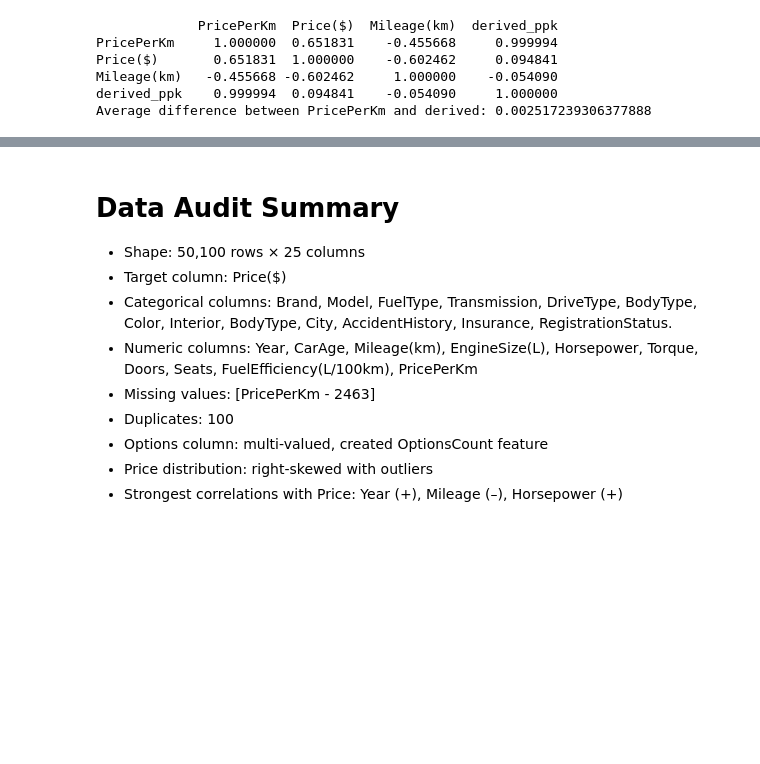
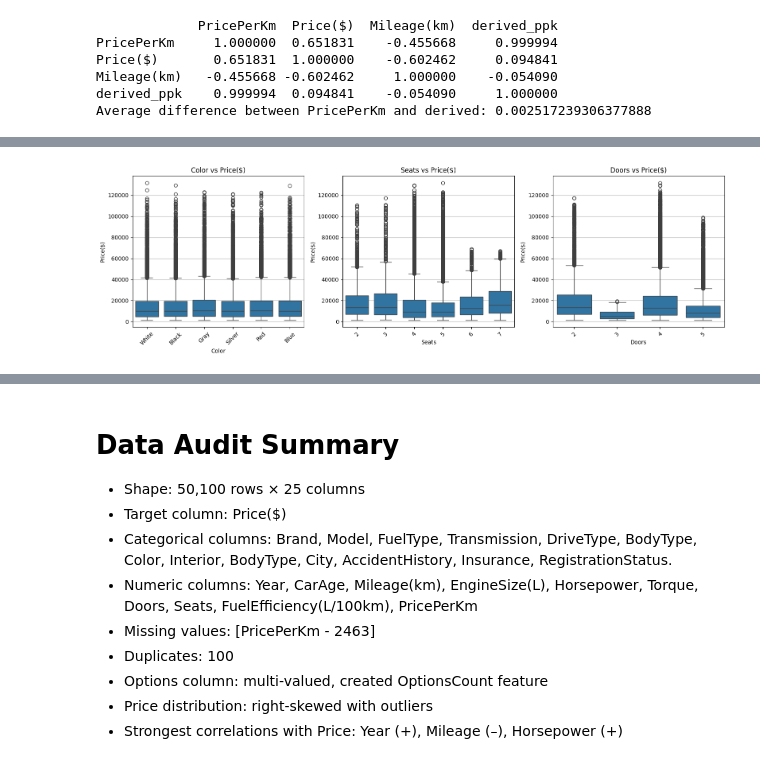
Before and after one commit to Kisanja/FDM-Mini-Project, a Jupyter notebook: notebooks/01_data_audit.ipynb, the cells around one changed output, grey strips where cells are left out. Saved outputs shown, nothing was run; the diff lists cells and outputs as text; code cells hidden in the pictures; blank space fills up the shorter version.

```diff
--- a/notebooks/01_data_audit.ipynb
+++ b/notebooks/01_data_audit.ipynb
@@ -339,0 +478,18 @@ Average difference between PricePerKm and derived: 0.002517239306377888
+# %%
+import matplotlib.pyplot as plt
+import seaborn as sns
+
+# ✅ Use the correct DataFrame name (change here if needed)
+df_to_use = df_raw if 'df_raw' in locals() else df
+
+cols_to_compare = ["Color", "Seats", "Doors"]
+
+fig, axes = plt.subplots(1, len(cols_to_compare), figsize=(16, 5))
+for i, col in enumerate(cols_to_compare):
+    sns.boxplot(x=df_to_use[col], y=df_to_use["Price($)"], ax=axes[i])
+    axes[i].set_title(f"{col} vs Price($)")
+    axes[i].tick_params(axis='x', rotation=45)
+plt.tight_layout()
+plt.show()
+# %% [output]
+[figure, added]
```
Also changed, not shown: parts of 6 cells of this notebook, 6 other files.
